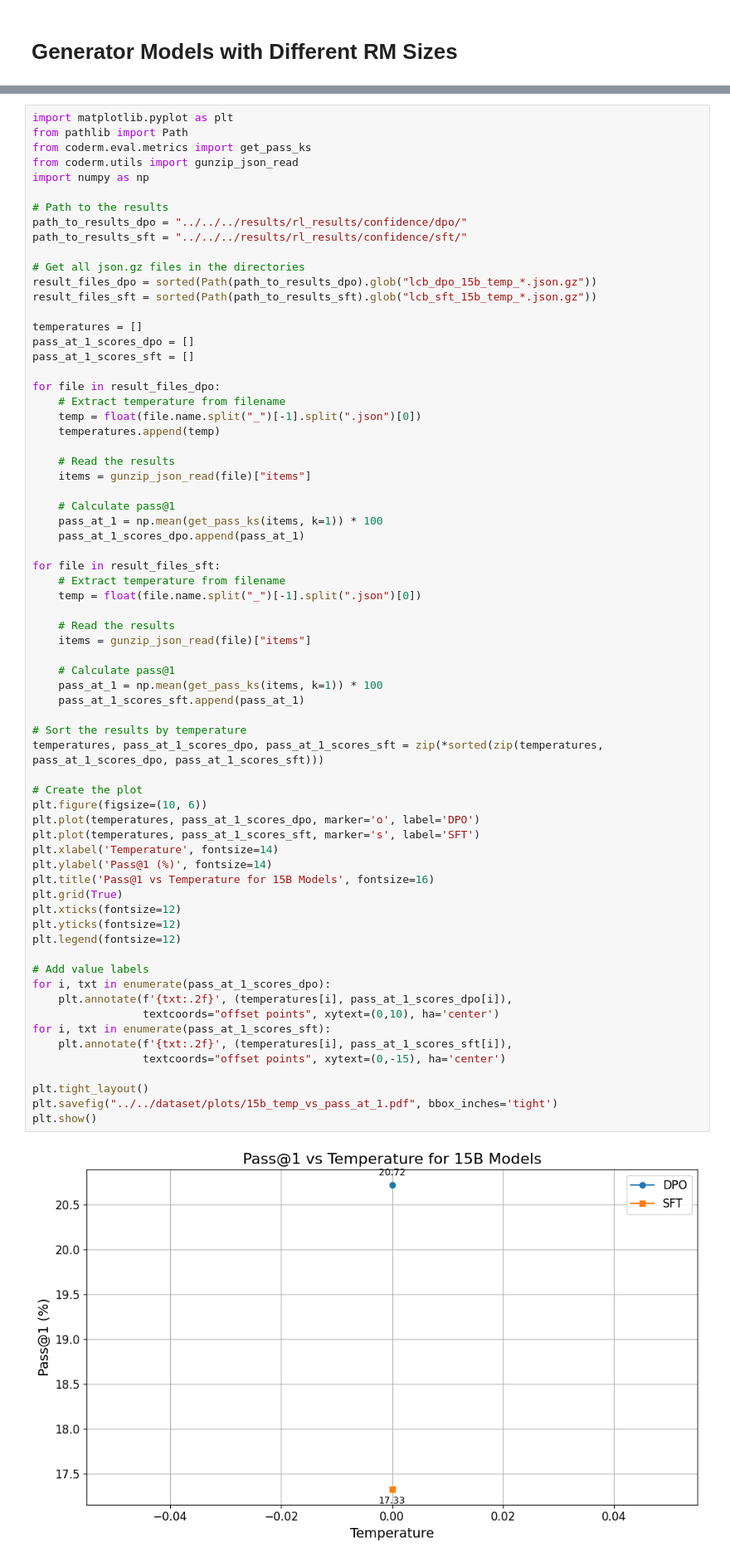
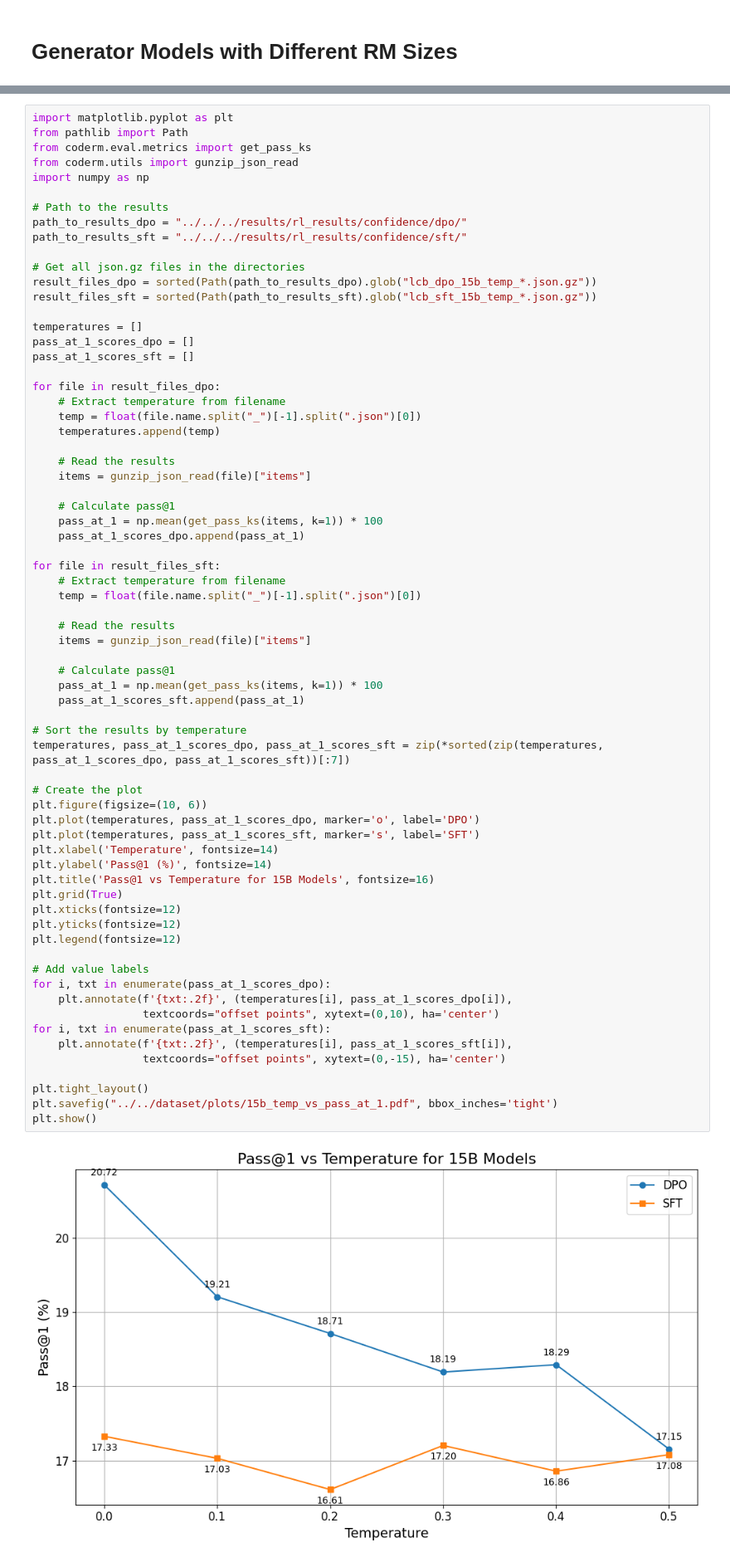
Before and after one commit to cassanof/CodeRM, a Jupyter notebook: coderm/eval/visualizations/graph_pass_k.ipynb, the cells around one changed output, grey strips where cells are left out. Shown at 83% size. Cells and saved outputs as stored; diff of their text form.

```diff
--- a/coderm/eval/visualizations/graph_pass_k.ipynb
+++ b/coderm/eval/visualizations/graph_pass_k.ipynb
@@ -829,32 +829,32 @@ for file in result_files_sft:
     # Calculate pass@1
     pass_at_1 = np.mean(get_pass_ks(items, k=1)) * 100
     pass_at_1_scores_sft.append(pass_at_1)
 
 # Sort the results by temperature
-temperatures, pass_at_1_scores_dpo, pass_at_1_scores_sft = zip(*sorted(zip(temperatures, pass_at_1_scores_dpo, pass_at_1_scores_sft)))
+temperatures, pass_at_1_scores_dpo, pass_at_1_scores_sft = zip(*sorted(zip(temperatures, pass_at_1_scores_dpo, pass_at_1_scores_sft))[:7])
 
 # Create the plot
 plt.figure(figsize=(10, 6))
 plt.plot(temperatures, pass_at_1_scores_dpo, marker='o', label='DPO')
 plt.plot(temperatures, pass_at_1_scores_sft, marker='s', label='SFT')
 plt.xlabel('Temperature', fontsize=14)
 plt.ylabel('Pass@1 (%)', fontsize=14)
 plt.title('Pass@1 vs Temperature for 15B Models', fontsize=16)
 plt.grid(True)
 plt.xticks(fontsize=12)
 plt.yticks(fontsize=12)
 plt.legend(fontsize=12)
 
 # Add value labels
 for i, txt in enumerate(pass_at_1_scores_dpo):
     plt.annotate(f'{txt:.2f}', (temperatures[i], pass_at_1_scores_dpo[i]),
                  textcoords="offset points", xytext=(0,10), ha='center')
 for i, txt in enumerate(pass_at_1_scores_sft):
     plt.annotate(f'{txt:.2f}', (temperatures[i], pass_at_1_scores_sft[i]),
                  textcoords="offset points", xytext=(0,-15), ha='center')
 
 plt.tight_layout()
 plt.savefig("../../dataset/plots/15b_temp_vs_pass_at_1.pdf", bbox_inches='tight')
 plt.show()
 # %% [output]
-[figure, old version]
+[figure, new version]
```
